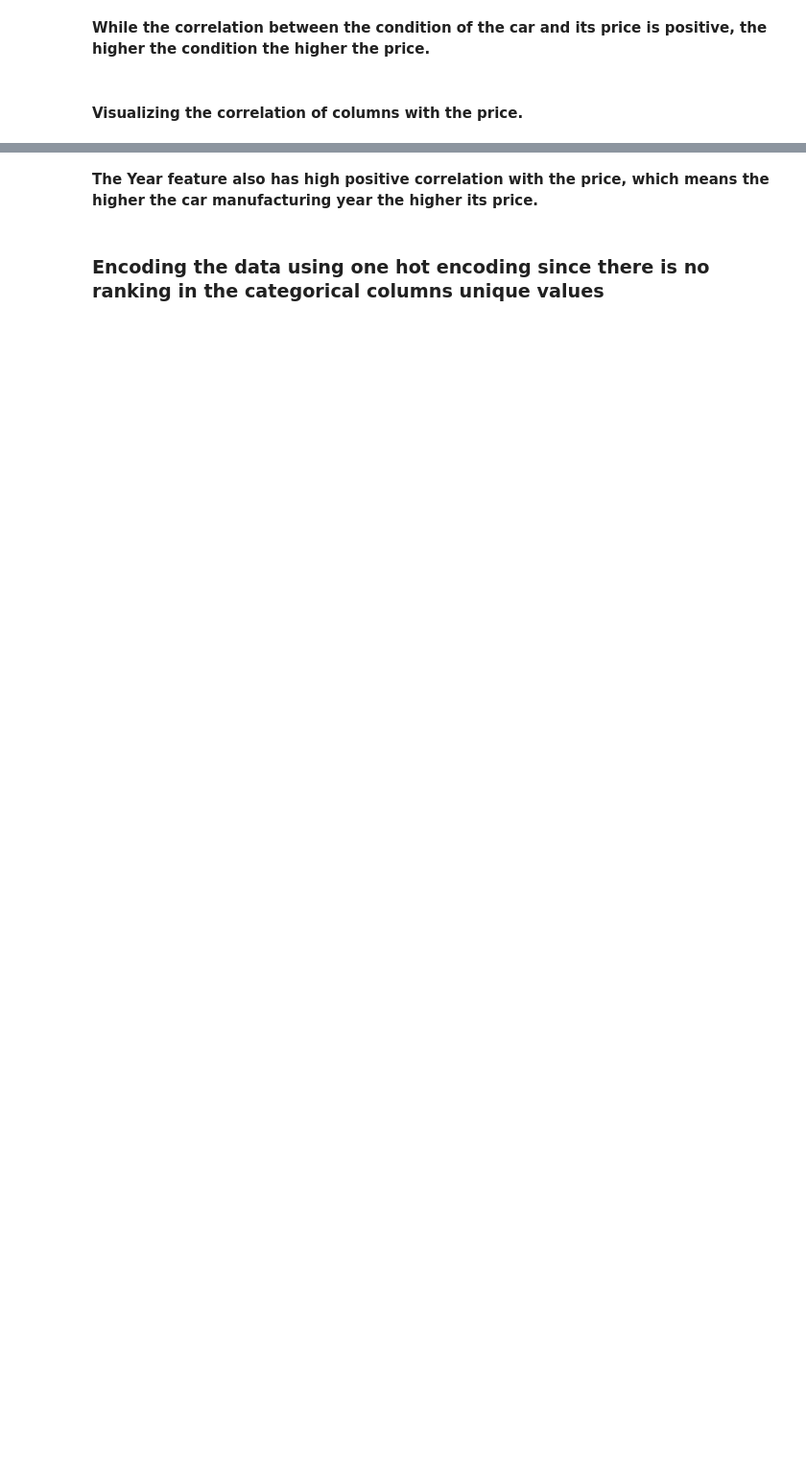
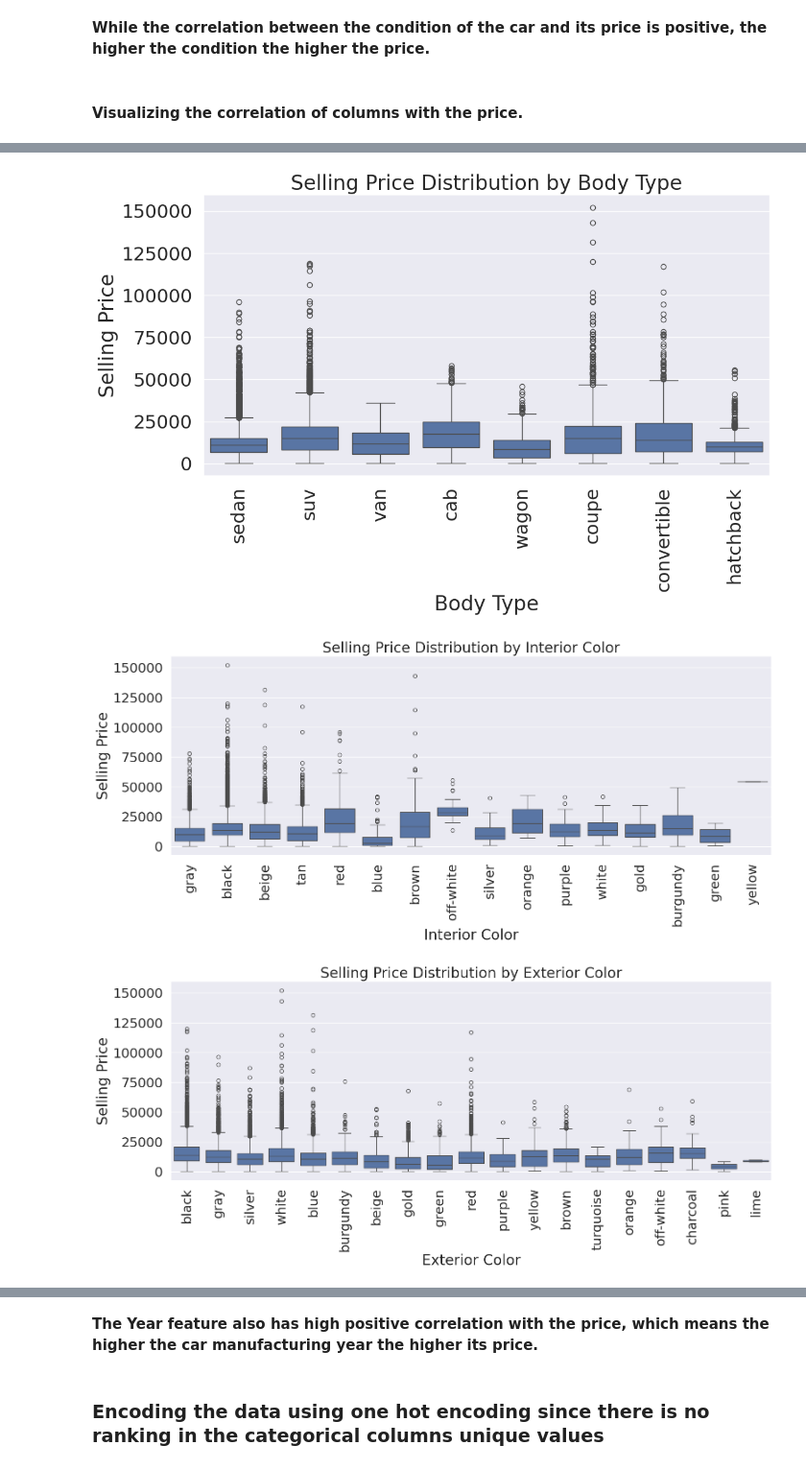
Before and after one commit to TameemAlghazaly/Data-Science-Projects, a Jupyter notebook: Car Prices Linear Regression/Car Prices Prediction Updated.ipynb, the cells around one changed output, grey strips where cells are left out. Shown at 96% size. Saved outputs shown, nothing was run; the diff lists cells and outputs as text; code cells hidden in the pictures; blank space fills up the shorter version.

```diff
--- a/Car Prices Linear Regression/Car Prices Prediction Updated.ipynb
+++ b/Car Prices Linear Regression/Car Prices Prediction Updated.ipynb
@@ -332,0 +359,48 @@ df.corr(numeric_only= True)['sellingprice'].sort_values(ascending = False).plot(
+# %%
+# prompt: box plot for columns body interior color state seller with selling price
+
+plt.figure(figsize=(12, 6))
+sns.boxplot(x='body', y='sellingprice', data=df)
+plt.title('Selling Price Distribution by Body Type')
+plt.xticks(rotation=90)
+plt.xlabel('Body Type')
+plt.ylabel('Selling Price')
+plt.show()
+
+plt.figure(figsize=(18, 6))
+sns.boxplot(x='interior', y='sellingprice', data=df)
+plt.title('Selling Price Distribution by Interior Color')
+plt.xticks(rotation=90)
+plt.xlabel('Interior Color')
+plt.ylabel('Selling Price')
+plt.show()
+
+plt.figure(figsize=(18, 6))
+sns.boxplot(x='color', y='sellingprice', data=df)
+plt.title('Selling Price Distribution by Exterior Color')
+plt.xticks(rotation=90)
+plt.xlabel('Exterior Color')
+plt.ylabel('Selling Price')
+plt.show()
+
+plt.figure(figsize=(20, 6))
+sns.boxplot(x='state', y='sellingprice', data=df)
+plt.title('Selling Price Distribution by State')
+plt.xticks(rotation=90)
+plt.xlabel('State')
+plt.ylabel('Selling Price')
+plt.show()
+
+plt.figure(figsize=(20, 6))
+# Selecting top sellers for better visualization due to the large number of sellers
+top_sellers = df['seller'].value_counts().nlargest(20).index
+sns.boxplot(x='seller', y='sellingprice', data=df[df['seller'].isin(top_sellers)])
+plt.title('Selling Price Distribution by Top 20 Sellers')
+plt.xticks(rotation=90)
+plt.xlabel('Seller')
+plt.ylabel('Selling Price')
+plt.show()
+# %% [output]
+[figure, added]
+[figure, added]
+[figure, added]
```
Also changed, not shown: parts of 21 cells of this notebook.
